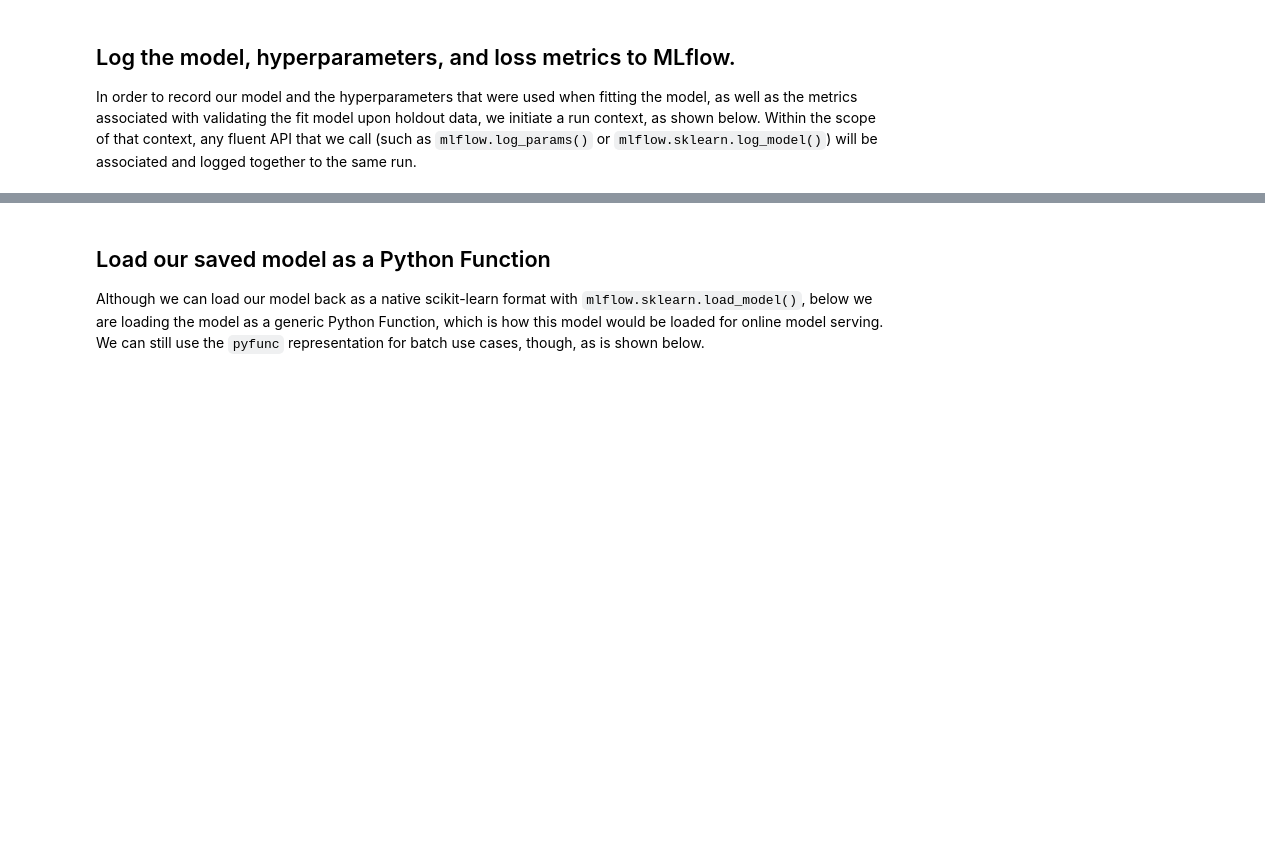
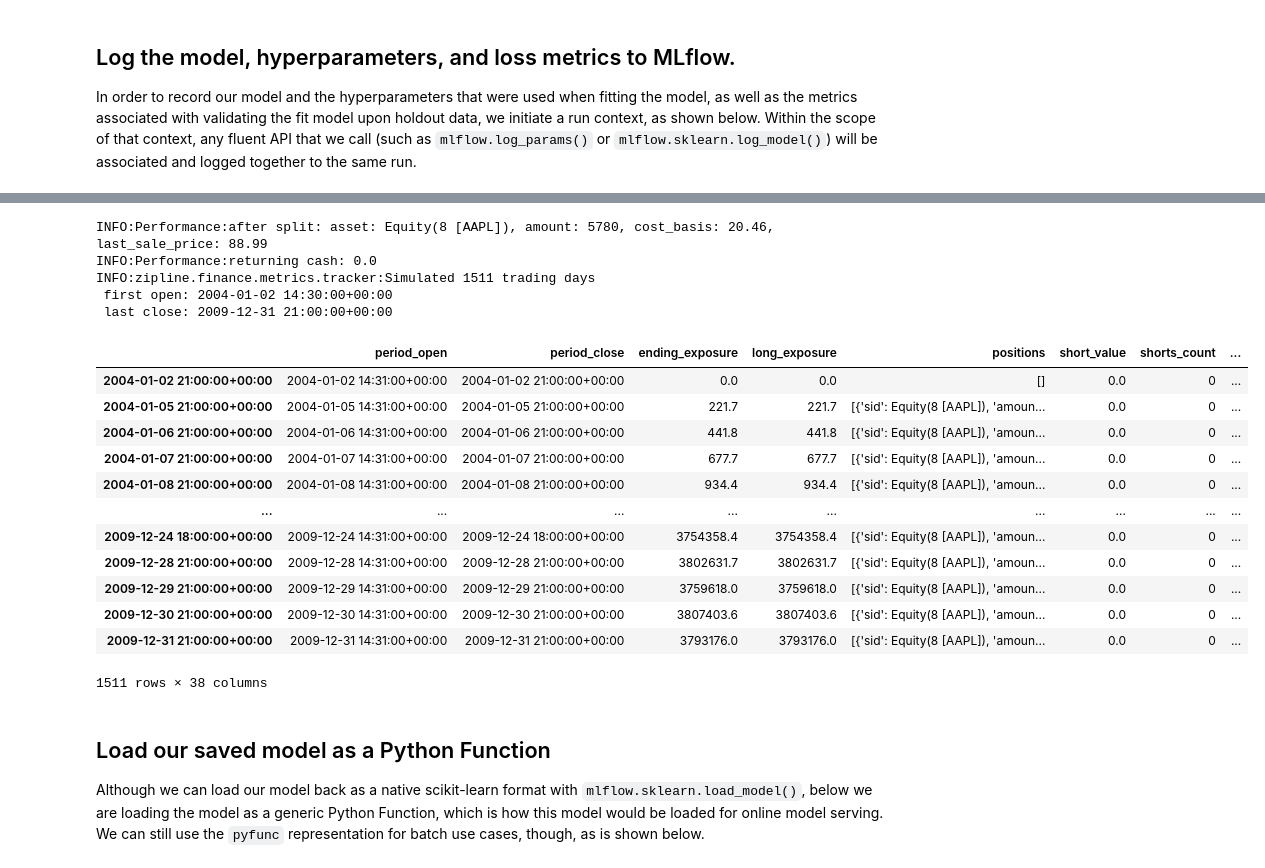
Before and after one commit to sanchezcarlosjr/evolufy, a Jupyter notebook: notebooks/1.0-cest-mlflow-tracking_quickstart.ipynb, the cells around one changed output, grey strips where cells are left out. Drawn from its saved outputs; the diff is of its cells as text; code cells hidden in the pictures; blank space fills up the shorter version.

```diff
--- a/notebooks/1.0-cest-mlflow-tracking_quickstart.ipynb
+++ b/notebooks/1.0-cest-mlflow-tracking_quickstart.ipynb
@@ -97,3 +136,40 @@ Created version '1' of model 'tracking-quickstart'.
+# %%
+%%zipline --start 2004-1-1 --end 2010-1-1 -o results.pickle --no-benchmark
+
+# Zipline trading algorithm
+# Taken from zipline.examples.olmar
+
+import numpy as np
+
+from zipline.finance import commission, slippage
+from zipline.api import order, record,symbol
+
+
+def initialize(context):
+        context.asset = symbol('AAPL')
+
+def handle_data(context, data):
+        order(symbol('AAPL'), 10)
+        record(AAPL=data.current(symbol('AAPL'), "price"))
+# %% [output]
+INFO:Performance:after split: asset: Equity(8 [AAPL]), amount: 5780, cost_basis: 20.46, last_sale_price: 88.99
+INFO:Performance:returning cash: 0.0
+INFO:zipline.finance.metrics.tracker:Simulated 1511 trading days
+ first open: 2004-01-02 14:30:00+00:00
+ last close: 2009-12-31 21:00:00+00:00
+|  | period_open | period_close | ending_exposure | long_exposure | positions | short_value | shorts_count | ... |
+| 2004-01-02 21:00:00+00:00 | 2004-01-02 14:31:00+00:00 | 2004-01-02 21:00:00+00:00 | 0.0 | 0.0 | [] | 0.0 | 0 | ... |
+| 2004-01-05 21:00:00+00:00 | 2004-01-05 14:31:00+00:00 | 2004-01-05 21:00:00+00:00 | 221.7 | 221.7 | [{'sid': Equity(8 [AAPL]), 'amoun... | 0.0 | 0 | ... |
+| 2004-01-06 21:00:00+00:00 | 2004-01-06 14:31:00+00:00 | 2004-01-06 21:00:00+00:00 | 441.8 | 441.8 | [{'sid': Equity(8 [AAPL]), 'amoun... | 0.0 | 0 | ... |
+| 2004-01-07 21:00:00+00:00 | 2004-01-07 14:31:00+00:00 | 2004-01-07 21:00:00+00:00 | 677.7 | 677.7 | [{'sid': Equity(8 [AAPL]), 'amoun... | 0.0 | 0 | ... |
+| 2004-01-08 21:00:00+00:00 | 2004-01-08 14:31:00+00:00 | 2004-01-08 21:00:00+00:00 | 934.4 | 934.4 | [{'sid': Equity(8 [AAPL]), 'amoun... | 0.0 | 0 | ... |
+| ... | ... | ... | ... | ... | ... | ... | ... | ... |
+| 2009-12-24 18:00:00+00:00 | 2009-12-24 14:31:00+00:00 | 2009-12-24 18:00:00+00:00 | 3754358.4 | 3754358.4 | [{'sid': Equity(8 [AAPL]), 'amoun... | 0.0 | 0 | ... |
+| 2009-12-28 21:00:00+00:00 | 2009-12-28 14:31:00+00:00 | 2009-12-28 21:00:00+00:00 | 3802631.7 | 3802631.7 | [{'sid': Equity(8 [AAPL]), 'amoun... | 0.0 | 0 | ... |
+| 2009-12-29 21:00:00+00:00 | 2009-12-29 14:31:00+00:00 | 2009-12-29 21:00:00+00:00 | 3759618.0 | 3759618.0 | [{'sid': Equity(8 [AAPL]), 'amoun... | 0.0 | 0 | ... |
+| 2009-12-30 21:00:00+00:00 | 2009-12-30 14:31:00+00:00 | 2009-12-30 21:00:00+00:00 | 3807403.6 | 3807403.6 | [{'sid': Equity(8 [AAPL]), 'amoun... | 0.0 | 0 | ... |
+| 2009-12-31 21:00:00+00:00 | 2009-12-31 14:31:00+00:00 | 2009-12-31 21:00:00+00:00 | 3793176.0 | 3793176.0 | [{'sid': Equity(8 [AAPL]), 'amoun... | 0.0 | 0 | ... |
+1511 rows × 38 columns
 # %% [markdown]
 ## Load our saved model as a Python Function
 
```
Also changed, not shown: parts of 9 cells of this notebook, 32 other files.
